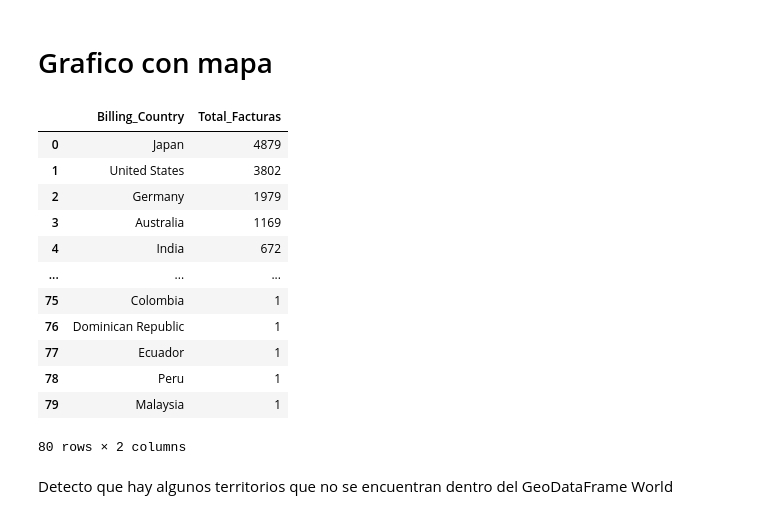
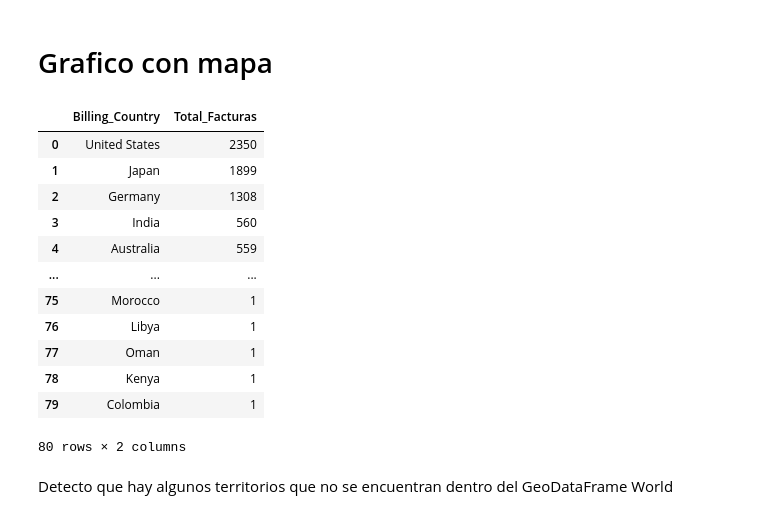
Before and after one commit to Fiuba-Big-Data-Analytics/Fiuba-Big-Data-Analytics-TPs, a Jupyter notebook: Tp1/Elvis/Orga_TP1_V_Colab.ipynb, the cells around one changed output. Saved outputs shown, nothing was run; the diff lists cells and outputs as text; code cells hidden in the pictures.

```diff
--- a/Tp1/Elvis/Orga_TP1_V_Colab.ipynb
+++ b/Tp1/Elvis/Orga_TP1_V_Colab.ipynb
@@ -308,23 +309,24 @@ Quiero analizar los país donde se emiten más facturas
 # %% [markdown]
 # Grafico con mapa
 # %%
-facturacion_por_pais = df[['Billing_Country', 'ID']].groupby('Billing_Country').count().rename(columns = {'ID' : 'Total_Facturas'})\
+df2 = df.drop_duplicates(subset="Opportunity_Name")
+facturacion_por_pais = df2[['Billing_Country', 'ID']].groupby('Billing_Country').count().rename(columns = {'ID' : 'Total_Facturas'})\
             .sort_values(by=['Total_Facturas'],ascending=False)
 facturacion_por_pais = facturacion_por_pais.reset_index()
 facturacion_por_pais
 # %% [output]
 |  | Billing_Country | Total_Facturas |
-| 0 | Japan | 4879 |
-| 1 | United States | 3802 |
-| 2 | Germany | 1979 |
-| 3 | Australia | 1169 |
-| 4 | India | 672 |
+| 0 | United States | 2350 |
+| 1 | Japan | 1899 |
+| 2 | Germany | 1308 |
+| 3 | India | 560 |
+| 4 | Australia | 559 |
 | ... | ... | ... |
-| 75 | Colombia | 1 |
-| 76 | Dominican Republic | 1 |
-| 77 | Ecuador | 1 |
-| 78 | Peru | 1 |
-| 79 | Malaysia | 1 |
+| 75 | Morocco | 1 |
+| 76 | Libya | 1 |
+| 77 | Oman | 1 |
+| 78 | Kenya | 1 |
+| 79 | Colombia | 1 |
 80 rows × 2 columns
 # %% [markdown]
 Detecto que hay algunos territorios que no se encuentran dentro del GeoDataFrame World
```
Also changed, not shown: parts of 10 cells of this notebook, 2 other files.
